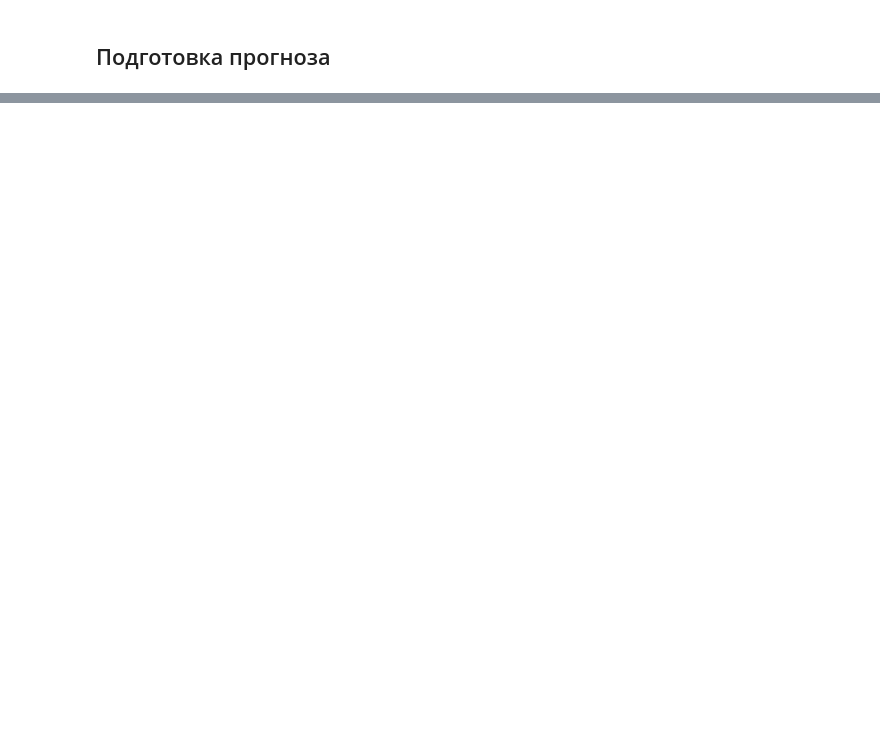
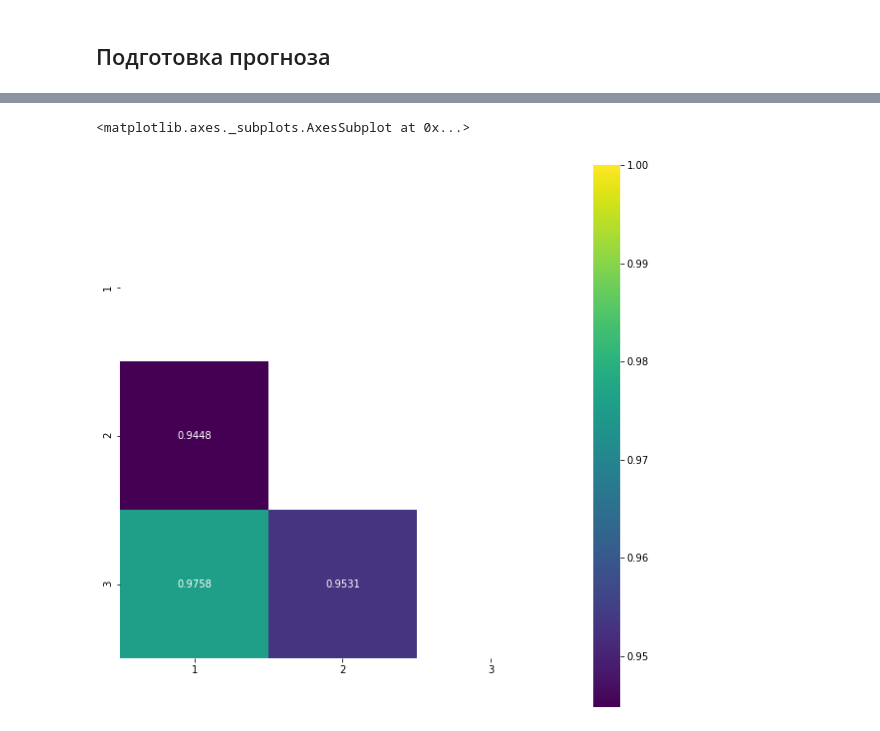
Before and after one commit to kokorozaci/Data_analysis_algorithms, a Jupyter notebook: Data_analysis_Kaggle/dz_06/dz_06.ipynb, the cells around one changed output, grey strips where cells are left out. Cells and saved outputs as stored; diff of their text form; code cells hidden in the pictures; blank space fills up the shorter version.

```diff
--- a/Data_analysis_Kaggle/dz_06/dz_06.ipynb
+++ b/Data_analysis_Kaggle/dz_06/dz_06.ipynb
@@ -588,0 +690,32 @@ Early stopping, best iteration is:
+# %%
+y_pred = np.zeros(test.shape[0])
+test[numerical] = test[numerical].astype(float)
+
+for estimator in estimators_catboost:
+    y_pred += estimator.predict_proba(test)[:, 1]
+# %%
+y_pred_2 = np.zeros(test.shape[0])
+test[numerical] = test[numerical].astype(float)
+
+for estimator in estimators_lgbm:
+    y_pred_2 += estimator.predict_proba(test)[:, 1]
+# %%
+y_pred_3 = np.zeros(test.shape[0])
+
+dtest = xgb.DMatrix(
+            test
+        )
+
+for estimator in estimators_xgboost:
+    y_pred_3 += estimator.predict(dtest)
+# %%
+scores_test = pd.DataFrame({
+    "1": y_pred,
+    "2": y_pred_2,
+    "3": y_pred_3
+
+})
+
+corr = scores_test.corr()
+mask = np.zeros_like(corr, dtype=np.bool)
+mask[np.triu_indices_from(mask)] = True
@@ -588,0 +728,6 @@ Early stopping, best iteration is:
+# %%
+fig, axes = plt.subplots(1, 1, figsize=(10, 10))
+sns.heatmap(corr, mask=mask, annot=True, fmt=".4g", square=True, cmap="viridis", ax=axes)
+# %% [output]
+<matplotlib.axes._subplots.AxesSubplot at 0x...>
+[figure, added]
```
Also changed, not shown: parts of 45 cells of this notebook.
